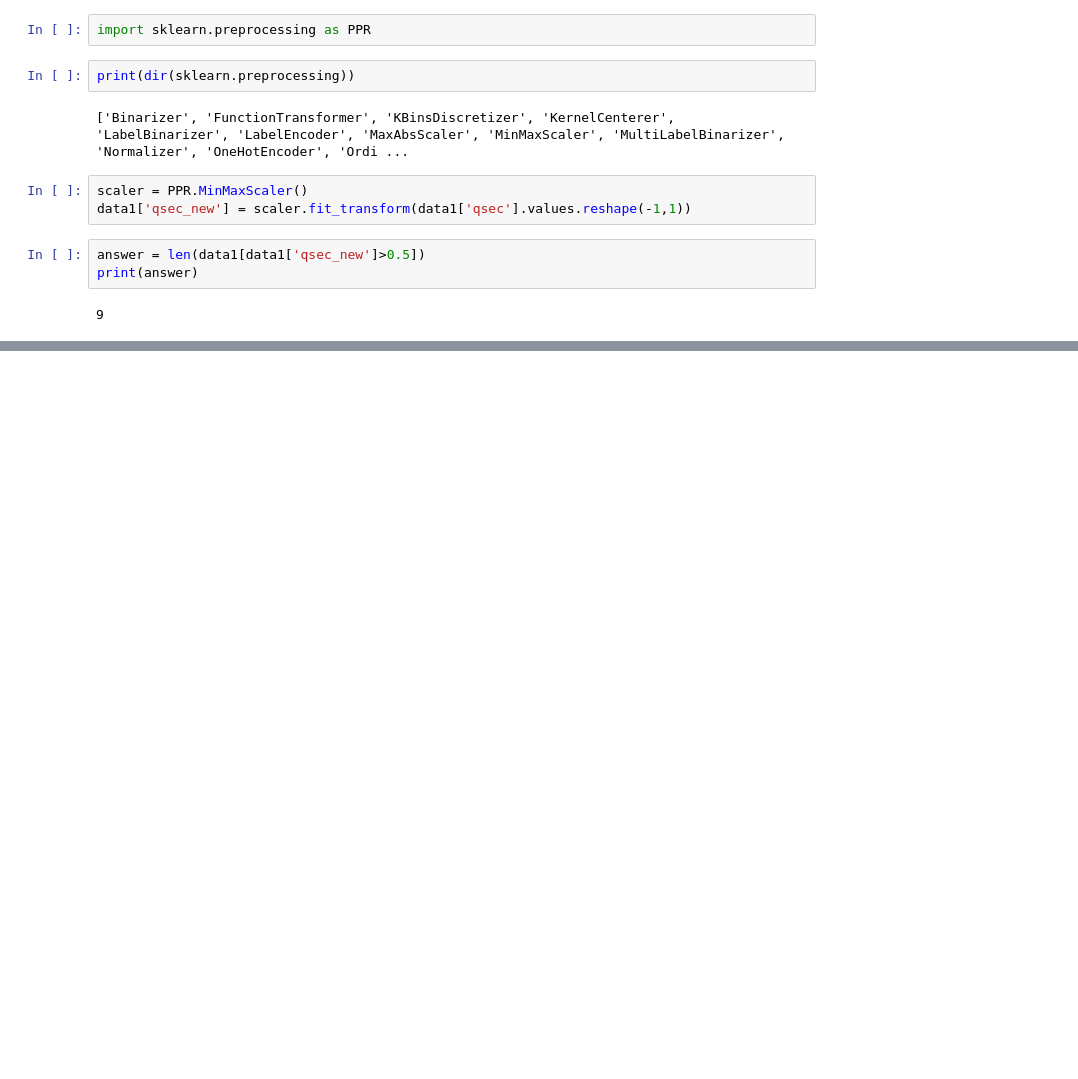
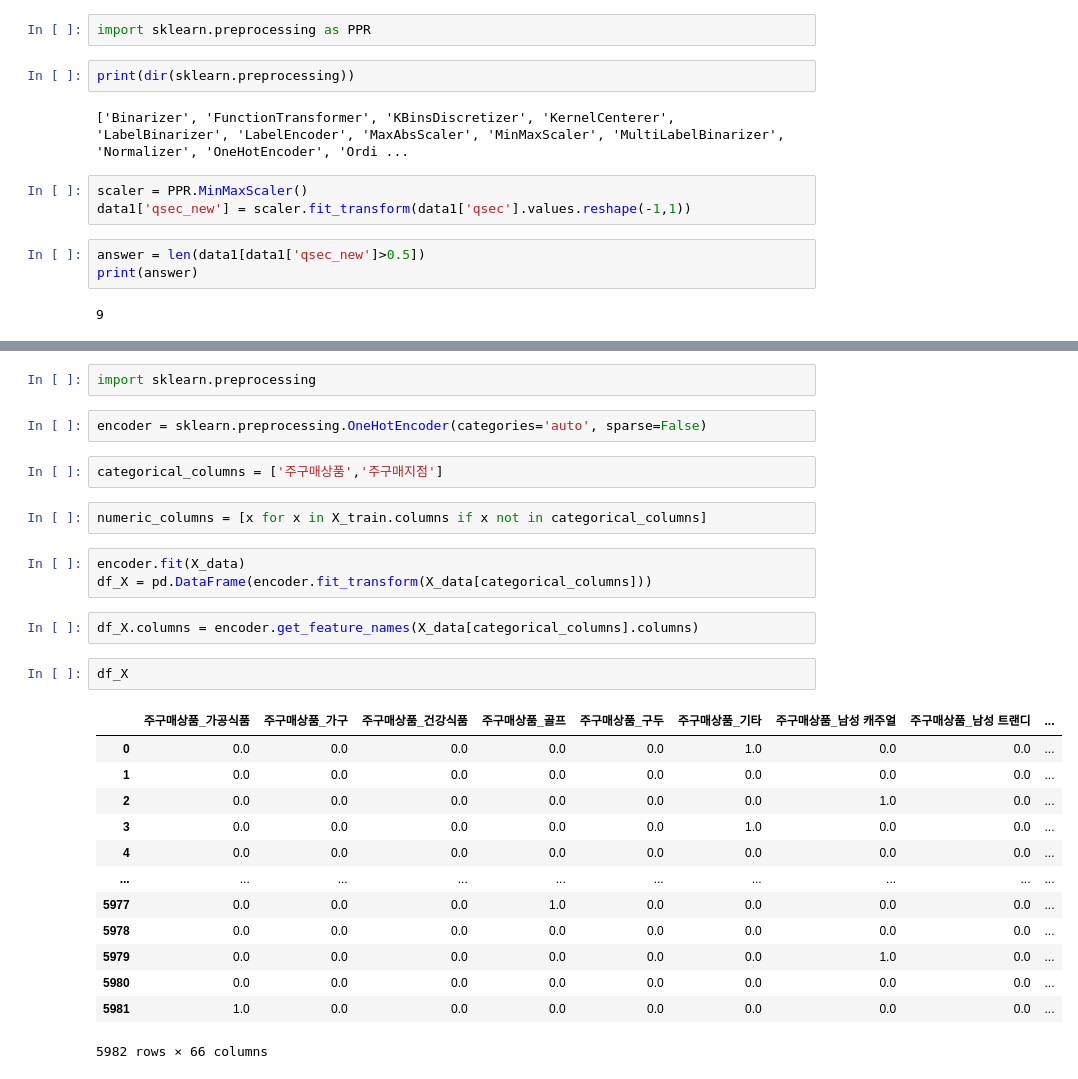
Before and after one commit to tkasod2/TIL, a Jupyter notebook: 빅분기_준비용_흐름파일.ipynb, the cells around one changed output, grey strips where cells are left out. Cells and saved outputs as stored; diff of their text form; blank space fills up the shorter version.

```diff
--- a/빅분기_준비용_흐름파일.ipynb
+++ b/빅분기_준비용_흐름파일.ipynb
@@ -48,0 +73,29 @@ data2 = pd.read_csv('/content/gdrive/MyDrive/빅분기/[Dataset]
+# %%
+import sklearn.preprocessing
+# %%
+encoder = sklearn.preprocessing.OneHotEncoder(categories='auto', sparse=False)
+# %%
+categorical_columns = ['주구매상품','주구매지점']
+# %%
+numeric_columns = [x for x in X_train.columns if x not in categorical_columns]
+# %%
+encoder.fit(X_data)
+df_X = pd.DataFrame(encoder.fit_transform(X_data[categorical_columns]))
+# %%
+df_X.columns = encoder.get_feature_names(X_data[categorical_columns].columns)
+# %%
+df_X
+# %% [output]
+|  | 주구매상품_가공식품 | 주구매상품_가구 | 주구매상품_건강식품 | 주구매상품_골프 | 주구매상품_구두 | 주구매상품_기타 | 주구매상품_남성 캐주얼 | 주구매상품_남성 트랜디 | ... |
+| 0 | 0.0 | 0.0 | 0.0 | 0.0 | 0.0 | 1.0 | 0.0 | 0.0 | ... |
+| 1 | 0.0 | 0.0 | 0.0 | 0.0 | 0.0 | 0.0 | 0.0 | 0.0 | ... |
+| 2 | 0.0 | 0.0 | 0.0 | 0.0 | 0.0 | 0.0 | 1.0 | 0.0 | ... |
+| 3 | 0.0 | 0.0 | 0.0 | 0.0 | 0.0 | 1.0 | 0.0 | 0.0 | ... |
+| 4 | 0.0 | 0.0 | 0.0 | 0.0 | 0.0 | 0.0 | 0.0 | 0.0 | ... |
+| ... | ... | ... | ... | ... | ... | ... | ... | ... | ... |
+| 5977 | 0.0 | 0.0 | 0.0 | 1.0 | 0.0 | 0.0 | 0.0 | 0.0 | ... |
+| 5978 | 0.0 | 0.0 | 0.0 | 0.0 | 0.0 | 0.0 | 0.0 | 0.0 | ... |
+| 5979 | 0.0 | 0.0 | 0.0 | 0.0 | 0.0 | 0.0 | 1.0 | 0.0 | ... |
+| 5980 | 0.0 | 0.0 | 0.0 | 0.0 | 0.0 | 0.0 | 0.0 | 0.0 | ... |
+| 5981 | 1.0 | 0.0 | 0.0 | 0.0 | 0.0 | 0.0 | 0.0 | 0.0 | ... |
+5982 rows × 66 columns
```
Also changed, not shown: parts of 14 cells of this notebook.
